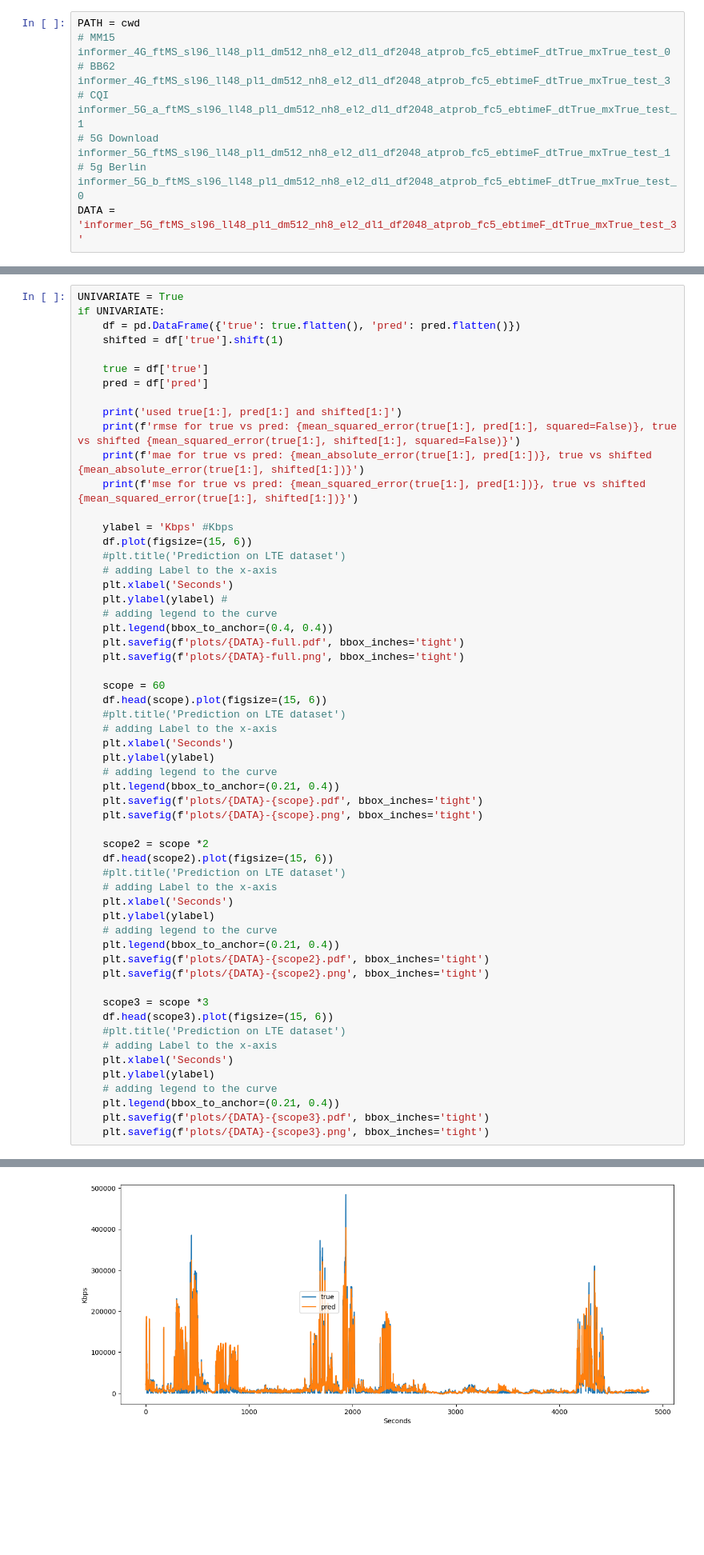
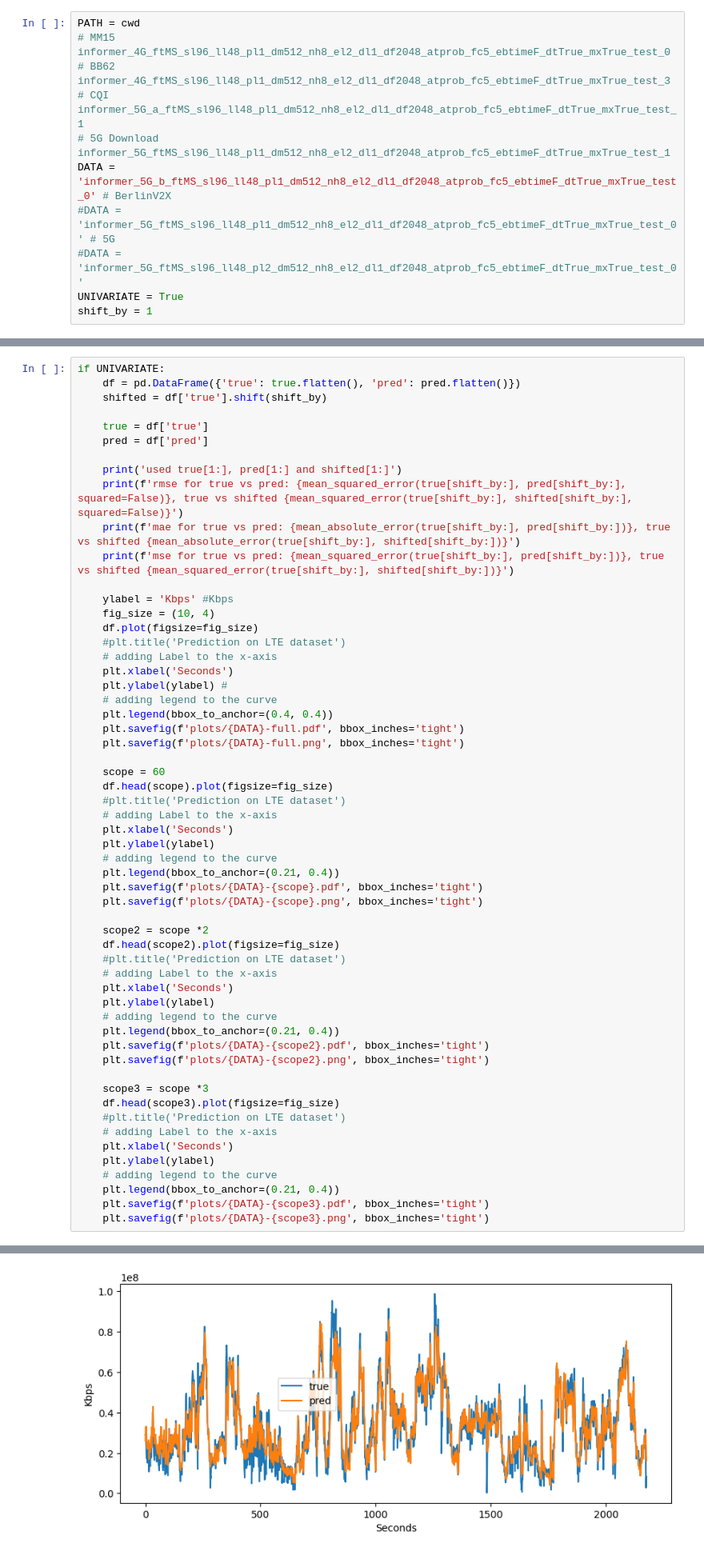
Before and after one commit to birkandenizer/Informer2020, a Jupyter notebook: plot.ipynb, the cells around one changed output, grey strips where cells are left out. Shown: that part at 80% size. Drawn from its saved outputs; the diff is of its cells as text; blank space fills up the shorter version.

Commit message:
update for BerlinV2X changes

```diff
--- a/plot.ipynb
+++ b/plot.ipynb
@@ -26,8 +26,11 @@ PATH = cwd
 # BB62 informer_4G_ftMS_sl96_ll48_pl1_dm512_nh8_el2_dl1_df2048_atprob_fc5_ebtimeF_dtTrue_mxTrue_test_3
 # CQI informer_5G_a_ftMS_sl96_ll48_pl1_dm512_nh8_el2_dl1_df2048_atprob_fc5_ebtimeF_dtTrue_mxTrue_test_1
 # 5G Download informer_5G_ftMS_sl96_ll48_pl1_dm512_nh8_el2_dl1_df2048_atprob_fc5_ebtimeF_dtTrue_mxTrue_test_1
-# 5g Berlin   informer_5G_b_ftMS_sl96_ll48_pl1_dm512_nh8_el2_dl1_df2048_atprob_fc5_ebtimeF_dtTrue_mxTrue_test_0
-DATA = 'informer_5G_ftMS_sl96_ll48_pl1_dm512_nh8_el2_dl1_df2048_atprob_fc5_ebtimeF_dtTrue_mxTrue_test_3'
+DATA = 'informer_5G_b_ftMS_sl96_ll48_pl1_dm512_nh8_el2_dl1_df2048_atprob_fc5_ebtimeF_dtTrue_mxTrue_test_0' # BerlinV2X
+#DATA = 'informer_5G_ftMS_sl96_ll48_pl1_dm512_nh8_el2_dl1_df2048_atprob_fc5_ebtimeF_dtTrue_mxTrue_test_0' # 5G
+#DATA = 'informer_5G_ftMS_sl96_ll48_pl2_dm512_nh8_el2_dl1_df2048_atprob_fc5_ebtimeF_dtTrue_mxTrue_test_0'
+UNIVARIATE = True
+shift_by = 1
 # %%
 metrics = np.load(f'{PATH}/results/{DATA}/metrics.npy')
 metrics
@@ -71,19 +53,19 @@ df_pred.head()
 # %%
-UNIVARIATE = True
 if UNIVARIATE:
     df = pd.DataFrame({'true': true.flatten(), 'pred': pred.flatten()})
-    shifted = df['true'].shift(1)
+    shifted = df['true'].shift(shift_by)
 
     true = df['true']
     pred = df['pred']
 
     print('used true[1:], pred[1:] and shifted[1:]')
-    print(f'rmse for true vs pred: {mean_squared_error(true[1:], pred[1:], squared=False)}, true vs shifted {mean_squared_error(true[1:], shifted[1:], squared=False)}')
-    print(f'mae for true vs pred: {mean_absolute_error(true[1:], pred[1:])}, true vs shifted {mean_absolute_error(true[1:], shifted[1:])}')
-    print(f'mse for true vs pred: {mean_squared_error(true[1:], pred[1:])}, true vs shifted {mean_squared_error(true[1:], shifted[1:])}')
+    print(f'rmse for true vs pred: {mean_squared_error(true[shift_by:], pred[shift_by:], squared=False)}, true vs shifted {mean_squared_error(true[shift_by:], shifted[shift_by:], squared=False)}')
+    print(f'mae for true vs pred: {mean_absolute_error(true[shift_by:], pred[shift_by:])}, true vs shifted {mean_absolute_error(true[shift_by:], shifted[shift_by:])}')
+    print(f'mse for true vs pred: {mean_squared_error(true[shift_by:], pred[shift_by:])}, true vs shifted {mean_squared_error(true[shift_by:], shifted[shift_by:])}')
 
     ylabel = 'Kbps' #Kbps
-    df.plot(figsize=(15, 6))
+    fig_size = (10, 4)
+    df.plot(figsize=fig_size)
     #plt.title('Prediction on LTE dataset')
     # adding Label to the x-axis
     plt.xlabel('Seconds')
@@ -94,7 +76,7 @@ if UNIVARIATE:
     plt.savefig(f'plots/{DATA}-full.png', bbox_inches='tight')
 
     scope = 60
-    df.head(scope).plot(figsize=(15, 6))
+    df.head(scope).plot(figsize=fig_size)
     #plt.title('Prediction on LTE dataset')
     # adding Label to the x-axis
     plt.xlabel('Seconds')
@@ -105,7 +87,7 @@ if UNIVARIATE:
     plt.savefig(f'plots/{DATA}-{scope}.png', bbox_inches='tight')
 
     scope2 = scope *2
-    df.head(scope2).plot(figsize=(15, 6))
+    df.head(scope2).plot(figsize=fig_size)
     #plt.title('Prediction on LTE dataset')
     # adding Label to the x-axis
     plt.xlabel('Seconds')
@@ -116,7 +98,7 @@ if UNIVARIATE:
     plt.savefig(f'plots/{DATA}-{scope2}.png', bbox_inches='tight')
 
     scope3 = scope *3
-    df.head(scope3).plot(figsize=(15, 6))
+    df.head(scope3).plot(figsize=fig_size)
     #plt.title('Prediction on LTE dataset')
     # adding Label to the x-axis
     plt.xlabel('Seconds')
@@ -133 +115 @@ mse for true vs pred: 542351616.0, true vs shifted 666593408.0
-[figure, old version]
+[figure, new version]
```
Also changed, not shown: parts of 7 cells of this notebook, 4 other files.
